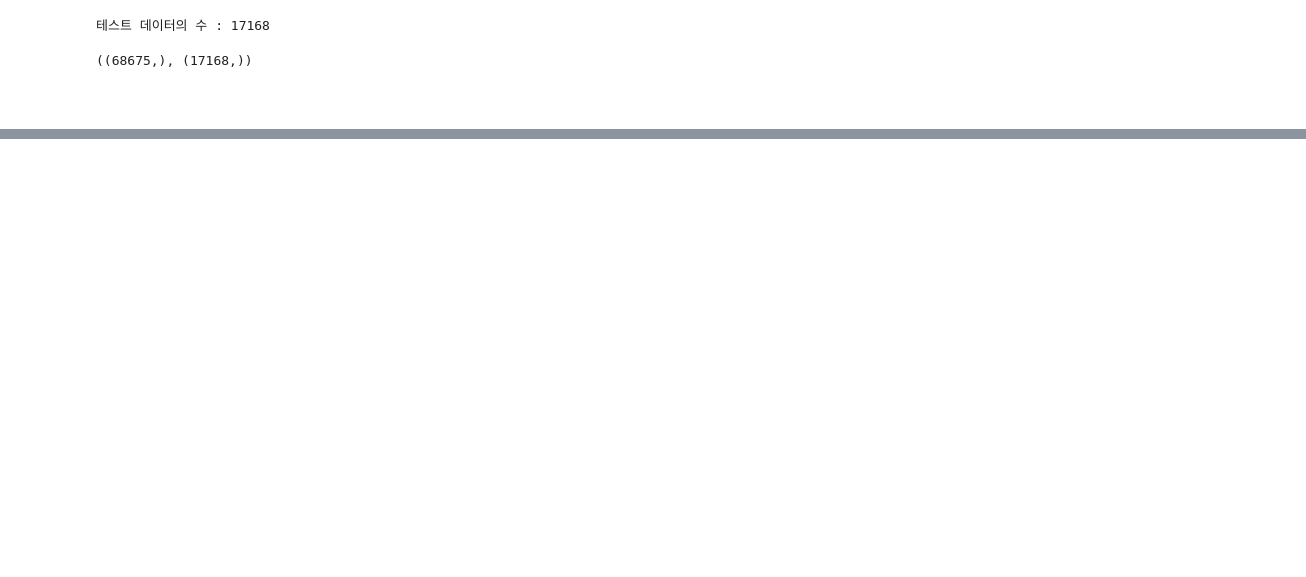
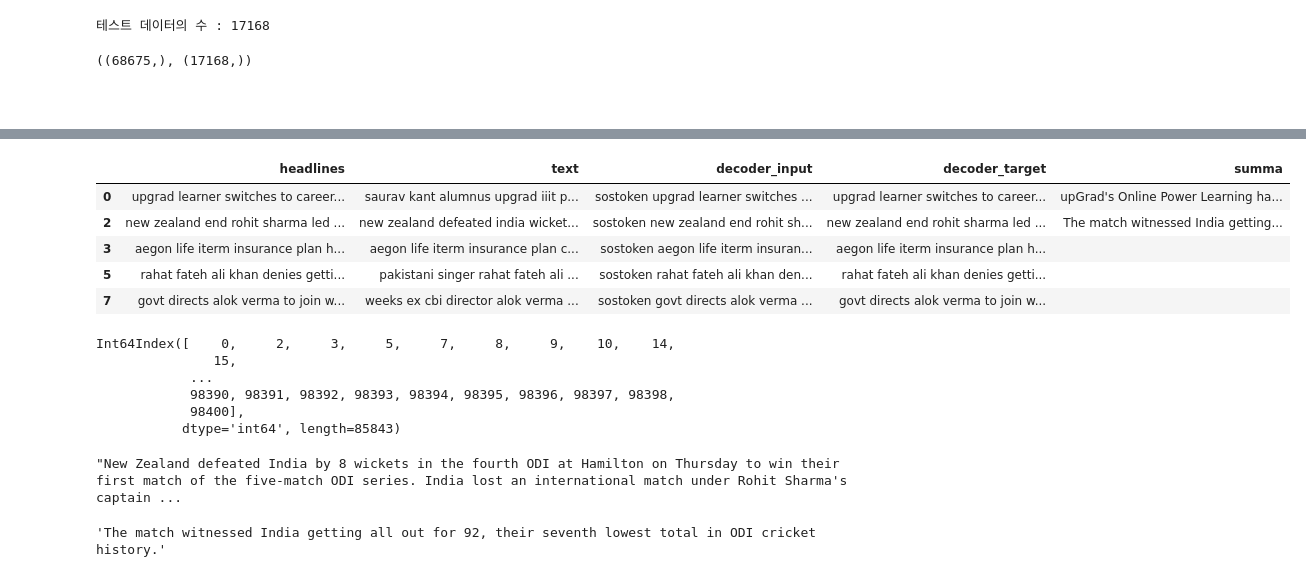
Before and after one commit to DevHDL/AIFFEL, a Jupyter notebook: Project/Exploration-06/Exploration06.ipynb, the cells around one changed output, grey strips where cells are left out. Saved outputs shown, nothing was run; the diff lists cells and outputs as text; code cells hidden in the pictures; blank space fills up the shorter version.

```diff
--- a/Project/Exploration-06/Exploration06.ipynb
+++ b/Project/Exploration-06/Exploration06.ipynb
@@ -536,0 +745,16 @@ print('테스트 레이블의 개수 :', len(decoder_input_test))
+# %%
+# 원문의 정수 시퀀스를 텍스트 시퀀스로 변환
+def seq2text(input_seq):
+    temp=''
+    for i in input_seq:
+        if (i!=0):
+            temp = temp + src_index_to_word[i]+' '
+    return temp
+
+# 요약문의 정수 시퀀스를 텍스트 시퀀스로 변환
+def seq2summary(input_seq):
+    temp=''
+    for i in input_seq:
+         if (i>2):
+            temp = temp + tar_index_to_word[i]+' '
+    return temp.strip()
@@ -536,0 +769,6 @@ print('테스트 레이블의 개수 :', len(decoder_input_test))
+# %%
+for i in range(50, 100):
+    print("원문 :", seq2text(encoder_input_test[i]))
+    print("실제 요약 :", seq2summary(decoder_input_test[i]))
+    print("예측 요약 :", decode_sequence(encoder_input_test[i].reshape(1, text_max_len)))
+    print("\n")
@@ -536,0 +797,2 @@ print('테스트 레이블의 개수 :', len(decoder_input_test))
+# %%
+data_origin = pd.read_csv('news_summary_more.csv', encoding='iso-8859-1')
@@ -536,0 +821,31 @@ print('테스트 레이블의 개수 :', len(decoder_input_test))
+# %%
+# data_origin에 존재하는 text를 summarize를 통해 추출적 요약 시도
+# 해당 요약은 data의 summa로 추가
+for i in tqdm(data.index):
+    data.loc[i,'summa'] = summarize(data_origin.loc[i, 'text'], words=10)
+# %%
+data.head()
+# %% [output]
+|  | headlines | text | decoder_input | decoder_target | summa |
+| 0 | upgrad learner switches to career... | saurav kant alumnus upgrad iiit p... | sostoken upgrad learner switches ... | upgrad learner switches to career... | upGrad's Online Power Learning ha... |
+| 2 | new zealand end rohit sharma led ... | new zealand defeated india wicket... | sostoken new zealand end rohit sh... | new zealand end rohit sharma led ... | The match witnessed India getting... |
+| 3 | aegon life iterm insurance plan h... | aegon life iterm insurance plan c... | sostoken aegon life iterm insuran... | aegon life iterm insurance plan h... |  |
+| 5 | rahat fateh ali khan denies getti... | pakistani singer rahat fateh ali ... | sostoken rahat fateh ali khan den... | rahat fateh ali khan denies getti... |  |
+| 7 | govt directs alok verma to join w... | weeks ex cbi director alok verma ... | sostoken govt directs alok verma ... | govt directs alok verma to join w... |  |
+# %%
+data.index
+# %% [output]
+Int64Index([    0,     2,     3,     5,     7,     8,     9,    10,    14,
+               15,
+            ...
+            98390, 98391, 98392, 98393, 98394, 98395, 98396, 98397, 98398,
+            98400],
+           dtype='int64', length=85843)
+# %%
+data_origin.loc[2,'text']
+# %% [output]
+"New Zealand defeated India by 8 wickets in the fourth ODI at Hamilton on Thursday to win their first match of the five-match ODI series. India lost an international match under Rohit Sharma's captain ...
+# %%
+summarize(data_origin.loc[2,'text'], words=10)
+# %% [output]
+'The match witnessed India getting all out for 92, their seventh lowest total in ODI cricket history.'
```
Also changed, not shown: parts of 35 cells of this notebook, 1 other file.
